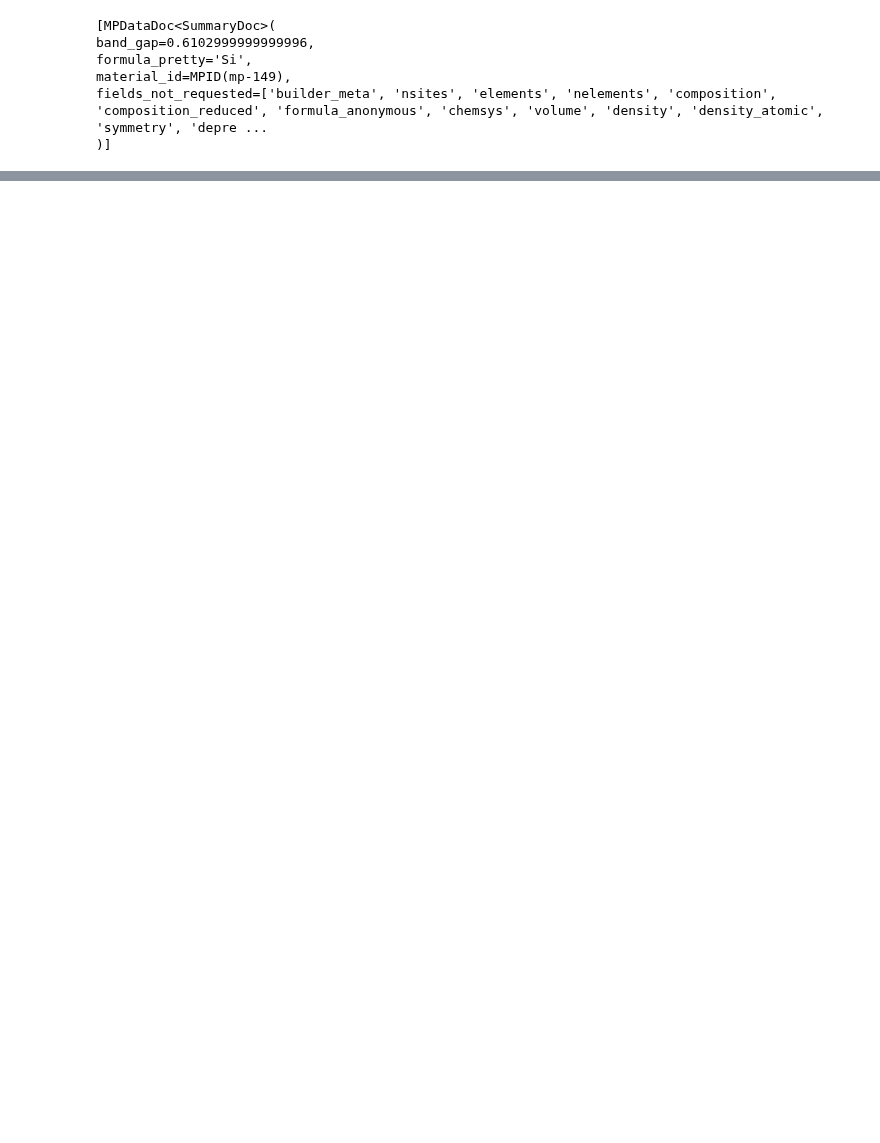
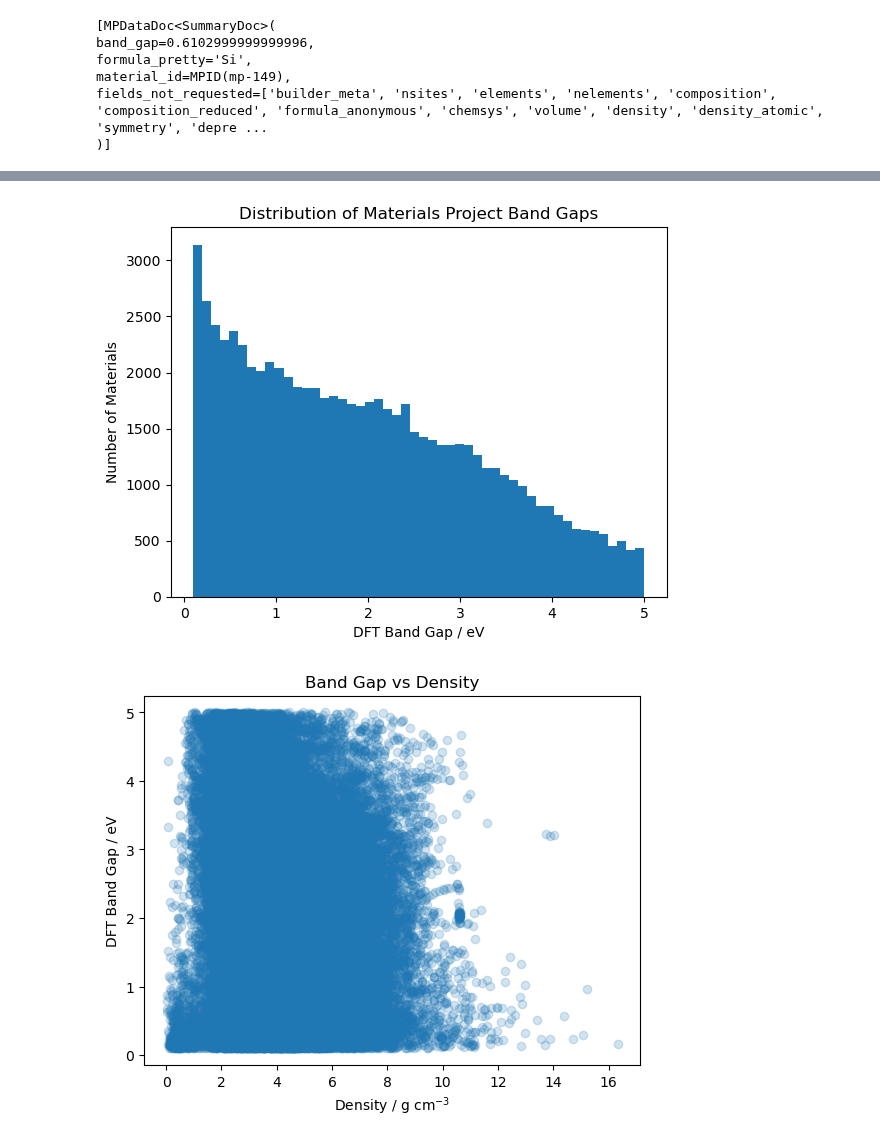
Before and after one commit to sumi-ctrl/materials-research-project, a Jupyter notebook: notebook/materials-research-project.ipynb, the cells around one changed output, grey strips where cells are left out. Cells and saved outputs as stored; diff of their text form; code cells hidden in the pictures; blank space fills up the shorter version.

```diff
--- a/notebook/materials-research-project.ipynb
+++ b/notebook/materials-research-project.ipynb
@@ -17,0 +47,21 @@ fields_not_requested=['builder_meta', 'nsites', 'elements', 'nelements', 'compos
+# %%
+data = []
+
+for material in docs:
+    data.append({
+        "material_id": str(material.material_id),
+        "formula": material.formula_pretty,
+        "band_gap": material.band_gap,
+        "is_gap_direct": material.is_gap_direct,
+        "is_metal": material.is_metal,
+        "energy_above_hull": material.energy_above_hull,
+        "is_stable": material.is_stable,
+        "formation_energy_per_atom": material.formation_energy_per_atom,
+        "density": material.density,
+        "nelements": material.nelements,
+        "theoretical": material.theoretical
+    })
+
+df = pd.DataFrame(data)
+
+df.head(10)
@@ -17,0 +118,20 @@ fields_not_requested=['builder_meta', 'nsites', 'elements', 'nelements', 'compos
+# %%
+plt.hist(df["band_gap"], bins=50)
+plt.xlabel("DFT Band Gap / eV")
+plt.ylabel("Number of Materials")
+plt.title("Distribution of Materials Project Band Gaps")
+plt.show()
+
+plt.scatter(
+    df["density"],
+    df["band_gap"],
+    alpha=0.2
+)
+
+plt.xlabel("Density / g cm$^{-3}$")
+plt.ylabel("DFT Band Gap / eV")
+plt.title("Band Gap vs Density")
+plt.show()
+# %% [output]
+[figure, added]
+[figure, added]
```
Also changed, not shown: parts of 4 cells of this notebook, 3 other files.
